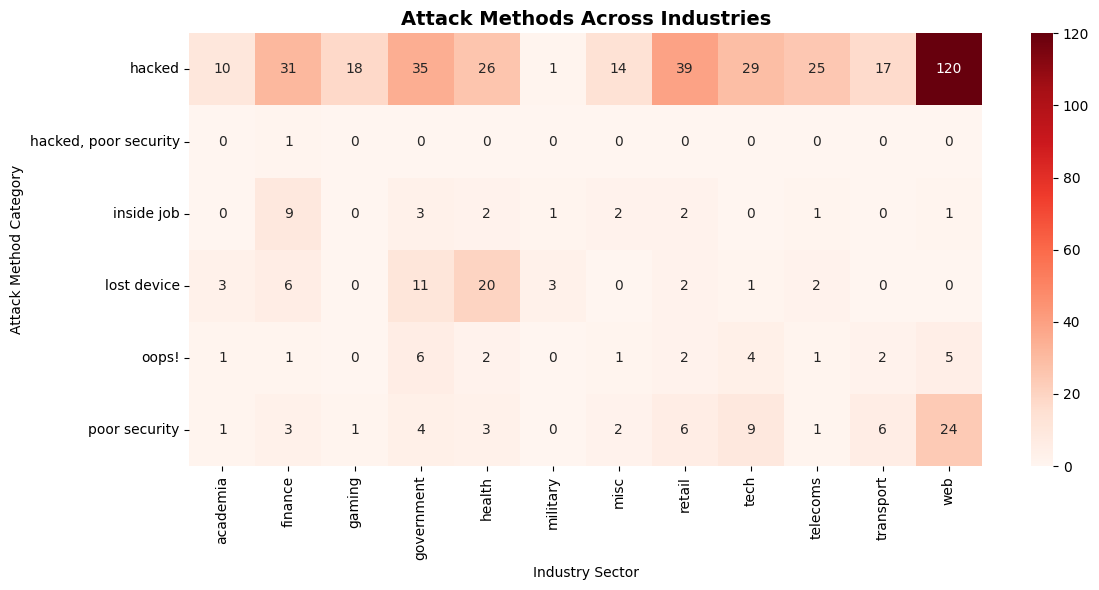
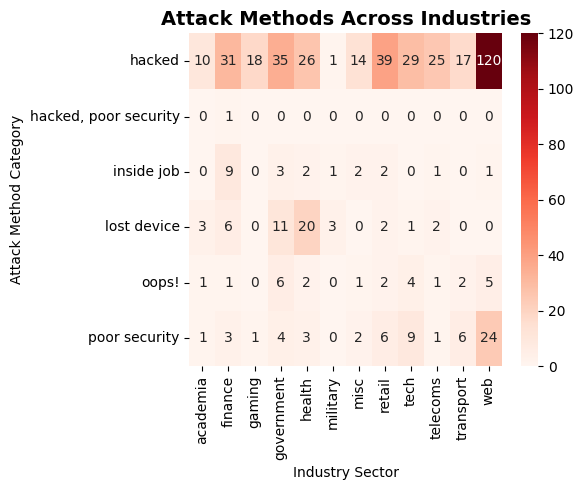
Code edit (unified diff) that turned the first committed figure into the second:
--- before
+++ after
@@ -4,5 +4,5 @@
 )
 
-fig, ax = plt.subplots(figsize=(12,6))
+fig, ax = plt.subplots(figsize=(6,5))
 
 sns.heatmap(
@@ -25,9 +25,9 @@
 fig.tight_layout()
 
-# fig.savefig(
-#     'heatmap.png',
-#     dpi=300,
-#     bbox_inches='tight'
-# )
+fig.savefig(
+    'Attack Methods Across Industries.png',
+    dpi=300,
+    bbox_inches='tight'
+)
 
 plt.show()

Commit: updated using Colab